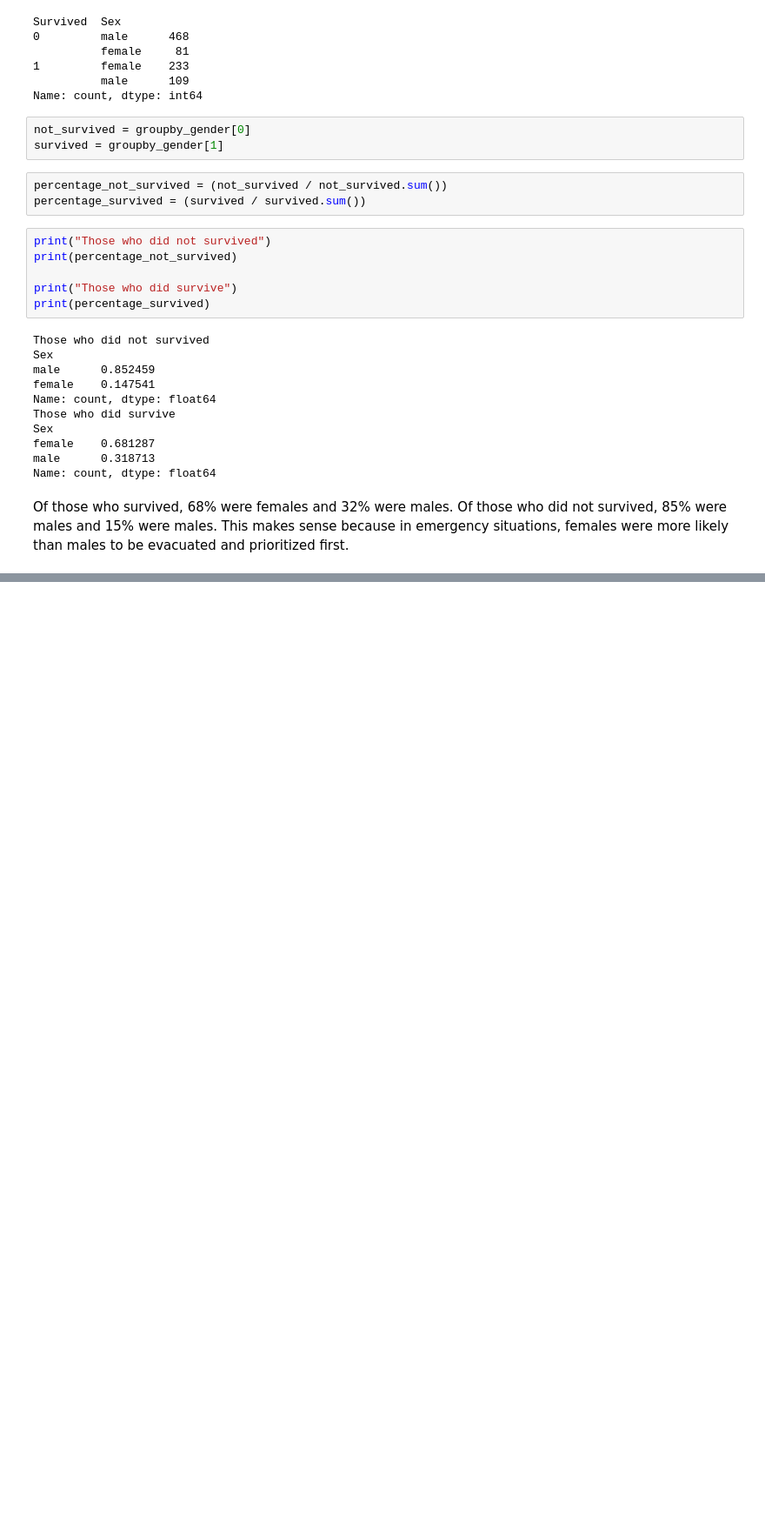
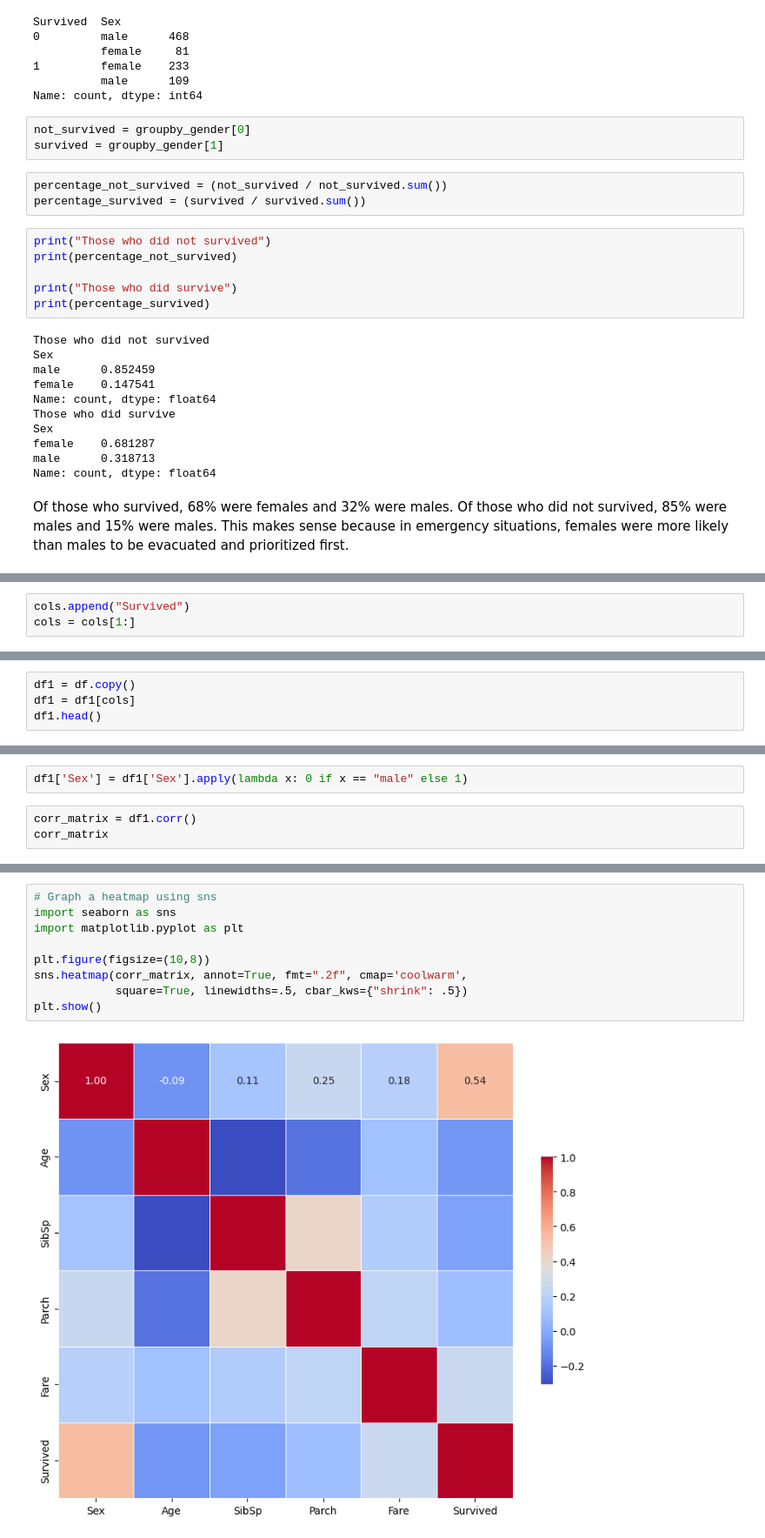
Before and after one commit to klam912/titanic_pred, a Jupyter notebook: model.ipynb, the cells around one changed output, grey strips where cells are left out. Shown: that part at 87% size. Saved outputs shown, nothing was run; the diff lists cells and outputs as text; blank space fills up the shorter version.

```diff
--- a/model.ipynb
+++ b/model.ipynb
@@ -102,0 +274,3 @@ This makes sense because in emergency situations, females were more likely than
+# %%
+cols.append("Survived")
+cols = cols[1:]
@@ -102,0 +279,4 @@ This makes sense because in emergency situations, females were more likely than
+# %%
+df1 = df.copy()
+df1 = df1[cols]
+df1.head()
@@ -102,0 +290,5 @@ This makes sense because in emergency situations, females were more likely than
+# %%
+df1['Sex'] = df1['Sex'].apply(lambda x: 0 if x == "male" else 1)
+# %%
+corr_matrix = df1.corr()
+corr_matrix
@@ -102,0 +303,11 @@ This makes sense because in emergency situations, females were more likely than
+# %%
+# Graph a heatmap using sns
+import seaborn as sns
+import matplotlib.pyplot as plt
+
+plt.figure(figsize=(10,8))
+sns.heatmap(corr_matrix, annot=True, fmt=".2f", cmap='coolwarm',
+            square=True, linewidths=.5, cbar_kws={"shrink": .5})
+plt.show()
+# %% [output]
+[figure, added]
```
Also changed, not shown: parts of 27 cells of this notebook.
